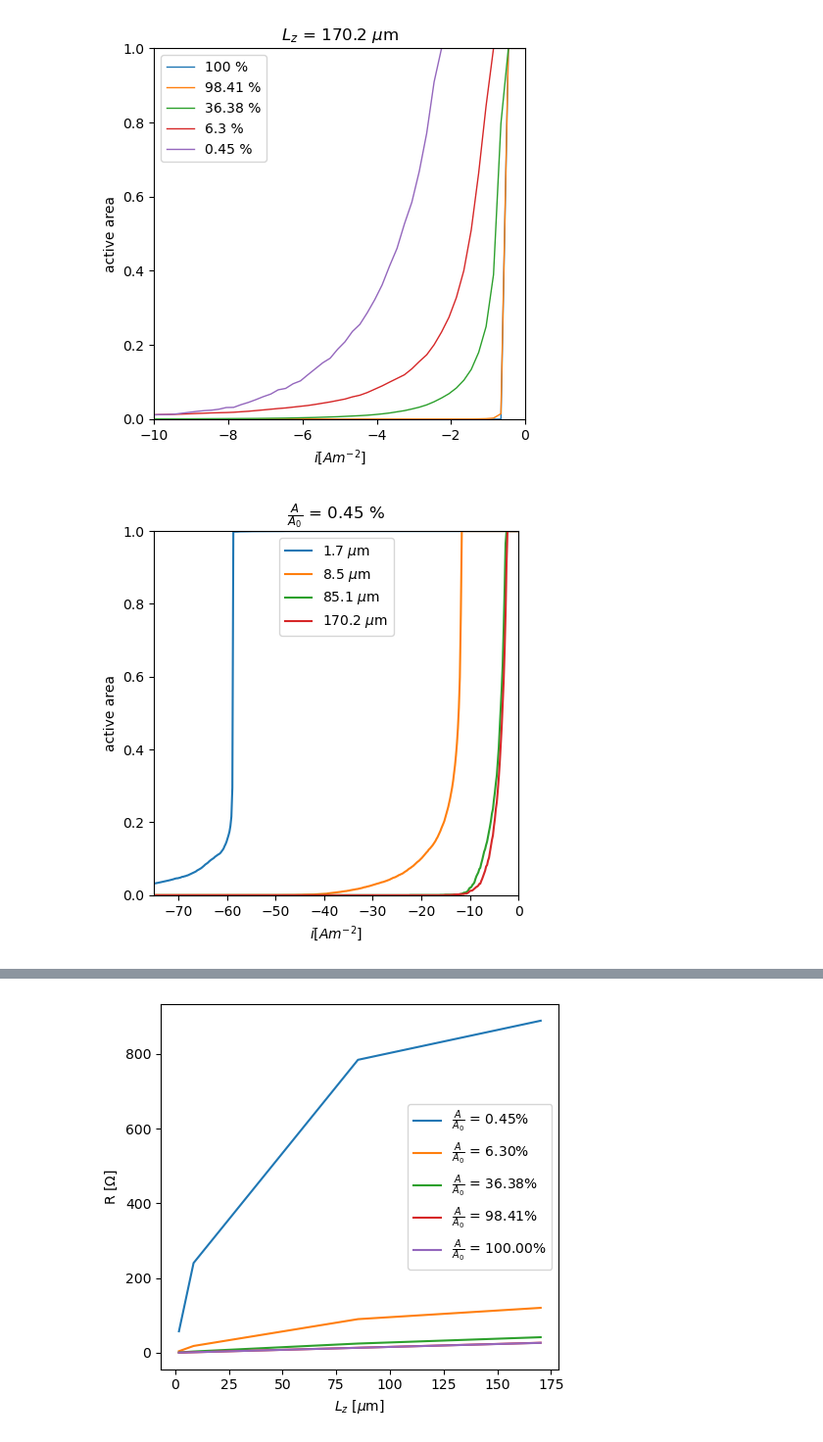
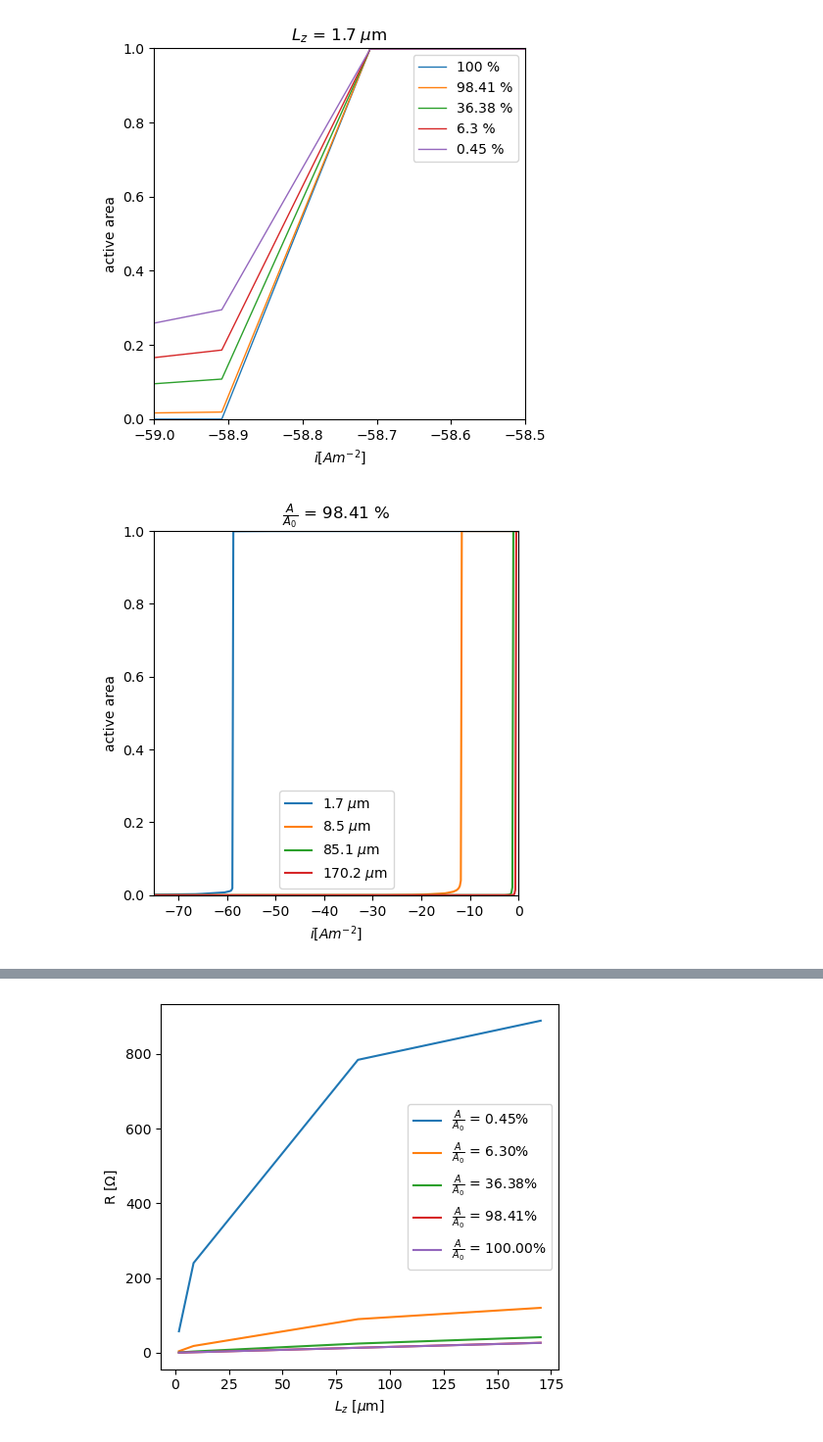
Before and after one commit to molel-gt/ssb, a Jupyter notebook: reports.ipynb, the cells around one changed output, grey strips where cells are left out. Shown at 98% size. Saved outputs shown, nothing was run; the diff lists cells and outputs as text; code cells hidden in the pictures.

```diff
--- a/reports.ipynb
+++ b/reports.ipynb
@@ -33,32 +33,32 @@ data_dir = f"mesh/study_2/test6/470-470-{Lz}_000-000-000/"
 # %%
 limits = {
     1: [-59, -58.5],
     5: [-15, -11],
     50: [-15, 0],
     100: [-10, 0],
 }
-Lz = 100
+Lz = 1
 fig, ax = plt.subplots()
 for img_id in [1, 6, 11, 16, 22]:
     data_path = os.path.join(f"mesh/study_2/test{img_id}/470-470-{Lz}_000-000-000/", "cdf.csv")
     df = pd.read_csv(data_path)
     ax.plot(df['i [A/m2]'], df['p_left'], label=f'{areas[img_id]} %', linewidth=1)
 
 ax.set_xlabel('$i [Am^{-2}]$')
 ax.set_ylabel('active area')
 ax.set_title(f'$L_z$ = {800/470 * Lz:.1f} $\mu$m')
 ax.set_box_aspect(1)
 ax.set_ylim([0, 1])
 ax.set_xlim(limits[Lz])
 ax.legend()
 plt.tight_layout()
 plt.savefig(f'figures/study_2_cdf_{Lz}.png', dpi=1200)
 # %% [output]
-[figure, old version]
+[figure, new version]
 # %%
 ul = 0
 ll = -75
-img_id = 22
+img_id = 6
 
 fig, ax = plt.subplots()
 for Lz in [1, 5, 50, 100]:
@@ -76,7 +76,7 @@ ax.legend()
 plt.tight_layout()
 plt.savefig(f'figures/study_2_cdf-id{img_id}.png', dpi=1200)
 # %% [output]
-[figure, old version]
+[figure, new version]
 # %%
 fig, ax = plt.subplots()
 img = plt.imread('/home/molel/OneDrive/PhD/Data/Current_constriction/test6.tif')
```
Also changed, not shown: parts of 2 cells of this notebook, 2 other files.
